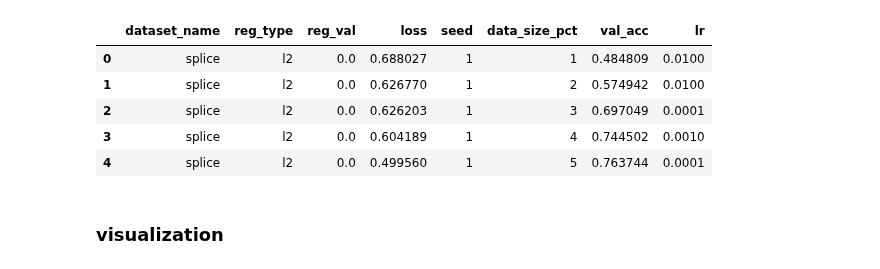
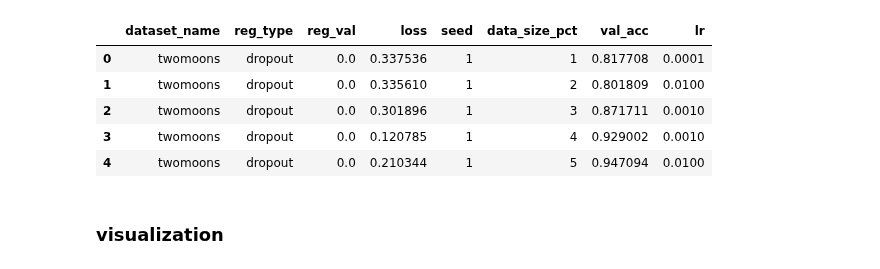
Before and after one commit to srp-group/hypothesis-testing, a Jupyter notebook: hyperparameters/visualization.ipynb, the cells around one changed output. Cells and saved outputs as stored; diff of their text form; code cells hidden in the pictures.

Commit message:
plotting the results

```diff
--- a/hyperparameters/visualization.ipynb
+++ b/hyperparameters/visualization.ipynb
@@ -8,17 +8,25 @@ import plotly.io as pio
 from plotly.subplots import make_subplots
 import math
 from scipy.stats import norm
-# %%
-df = pd.read_csv("C:\\Users\\Amir Hossein\\Downloads\\cres\\splice_l2_results.csv", header=0, index_col=None)
-dataset = df.loc[df.groupby(["dataset_name", "reg_type", "reg_val", "seed", "data_size_pct"])["loss"].idxmin()].reset_index(drop=True)
-dataset.head()
-# %% [output]
-|  | dataset_name | reg_type | reg_val | loss | seed | data_size_pct | val_acc | lr |
-| 0 | splice | l2 | 0.0 | 0.688027 | 1 | 1 | 0.484809 | 0.0100 |
-| 1 | splice | l2 | 0.0 | 0.626770 | 1 | 2 | 0.574942 | 0.0100 |
-| 2 | splice | l2 | 0.0 | 0.626203 | 1 | 3 | 0.697049 | 0.0001 |
-| 3 | splice | l2 | 0.0 | 0.604189 | 1 | 4 | 0.744502 | 0.0010 |
-| 4 | splice | l2 | 0.0 | 0.499560 | 1 | 5 | 0.763744 | 0.0001 |
+# %%
+# df = pd.read_csv("C:\\Users\\Amir Hossein\\Downloads\\cres\\splice_l2_results.csv", header=0, index_col=None)
+# df = pd.read_csv("C:\\Users\\Amir Hossein\\Downloads\\cres\\splice_dropout_results.csv", header=0, index_col=None)
+
+# df = pd.read_csv("C:\\Users\\Amir Hossein\\Downloads\\cres\\dna_l2_results.csv", header=0, index_col=None)
+# df = pd.read_csv("C:\\Users\\Amir Hossein\\Downloads\\cres\\dna_dropout_results.csv", header=0, index_col=None)
+
+# df = pd.read_csv("C:\\Users\\Amir Hossein\\Downloads\\cres\\twomoons_l2_results.csv", header=0, index_col=None)
+df = pd.read_csv("C:\\Users\\Amir Hossein\\Downloads\\cres\\twomoons_dropout_results.csv", header=0, index_col=None)
+
+dataset = df.loc[df.groupby(["dataset_name", "reg_type", "reg_val", "seed", "data_size_pct"])["loss"].idxmin()].reset_index(drop=True)
+dataset.head()
+# %% [output]
+|  | dataset_name | reg_type | reg_val | loss | seed | data_size_pct | val_acc | lr |
+| 0 | twomoons | dropout | 0.0 | 0.337536 | 1 | 1 | 0.817708 | 0.0001 |
+| 1 | twomoons | dropout | 0.0 | 0.335610 | 1 | 2 | 0.801809 | 0.0100 |
+| 2 | twomoons | dropout | 0.0 | 0.301896 | 1 | 3 | 0.871711 | 0.0010 |
+| 3 | twomoons | dropout | 0.0 | 0.120785 | 1 | 4 | 0.929002 | 0.0010 |
+| 4 | twomoons | dropout | 0.0 | 0.210344 | 1 | 5 | 0.947094 | 0.0100 |
 # %% [markdown]
 ### visualization
 # %%
```
Also changed, not shown: parts of 2 cells of this notebook.
